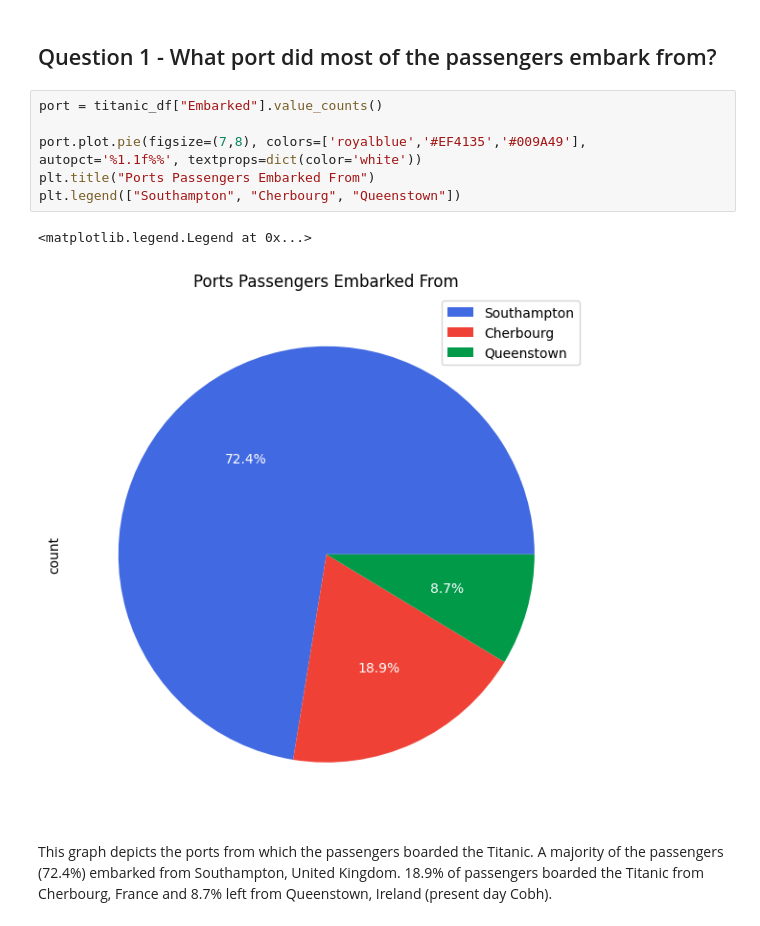
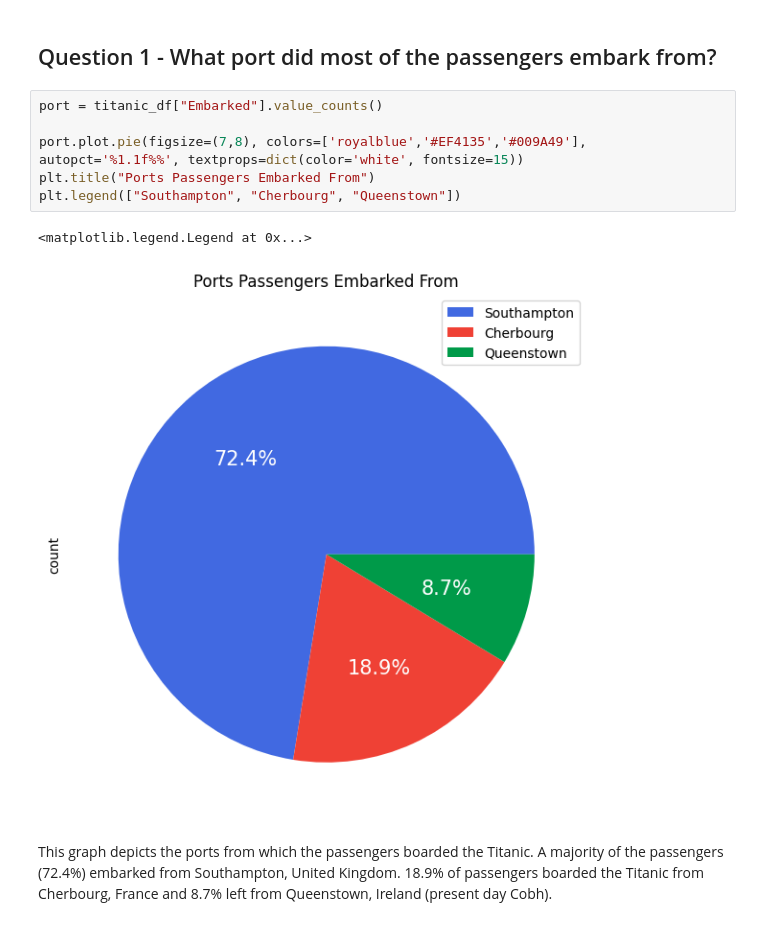
Before and after one commit to adalei1801/unit-3-data-science, a Jupyter notebook: 02_titanic.ipynb, the cells around one changed output. Saved outputs shown, nothing was run; the diff lists cells and outputs as text.

```diff
--- a/02_titanic.ipynb
+++ b/02_titanic.ipynb
@@ -31,12 +12,12 @@ memory usage: 83.7+ KB
 # %%
 port = titanic_df["Embarked"].value_counts()
 
-port.plot.pie(figsize=(7,8), colors=['royalblue','#EF4135','#009A49'], autopct='%1.1f%%', textprops=dict(color='white'))
+port.plot.pie(figsize=(7,8), colors=['royalblue','#EF4135','#009A49'], autopct='%1.1f%%', textprops=dict(color='white', fontsize=15))
 plt.title("Ports Passengers Embarked From")
 plt.legend(["Southampton", "Cherbourg", "Queenstown"])
 # %% [output]
 <matplotlib.legend.Legend at 0x...>
-[figure, old version]
+[figure, new version]
 # %% [markdown]
 This graph depicts the ports from which the passengers boarded the Titanic. A majority of the passengers (72.4%) embarked from Southampton, United Kingdom. 18.9% of passengers boarded the Titanic from Cherbourg, France and 8.7% left from Queenstown, Ireland (present day Cobh).
 # %% [markdown]
```
Also changed, not shown: parts of 6 cells of this notebook.
